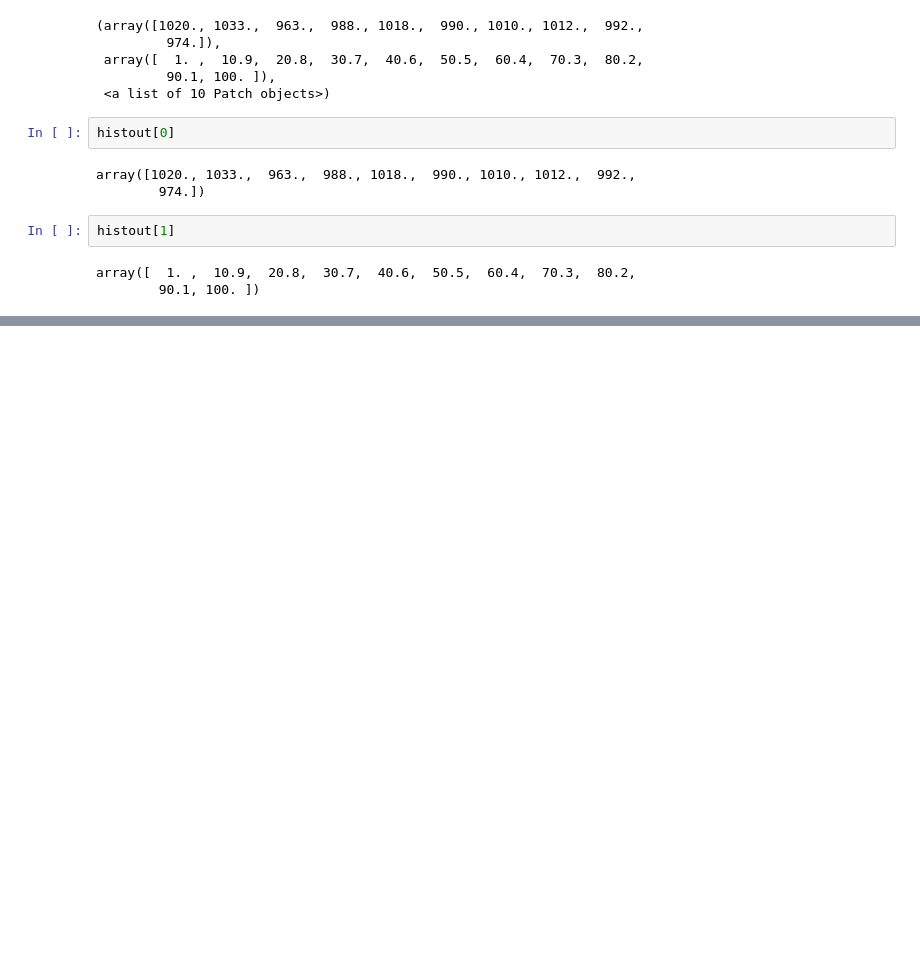
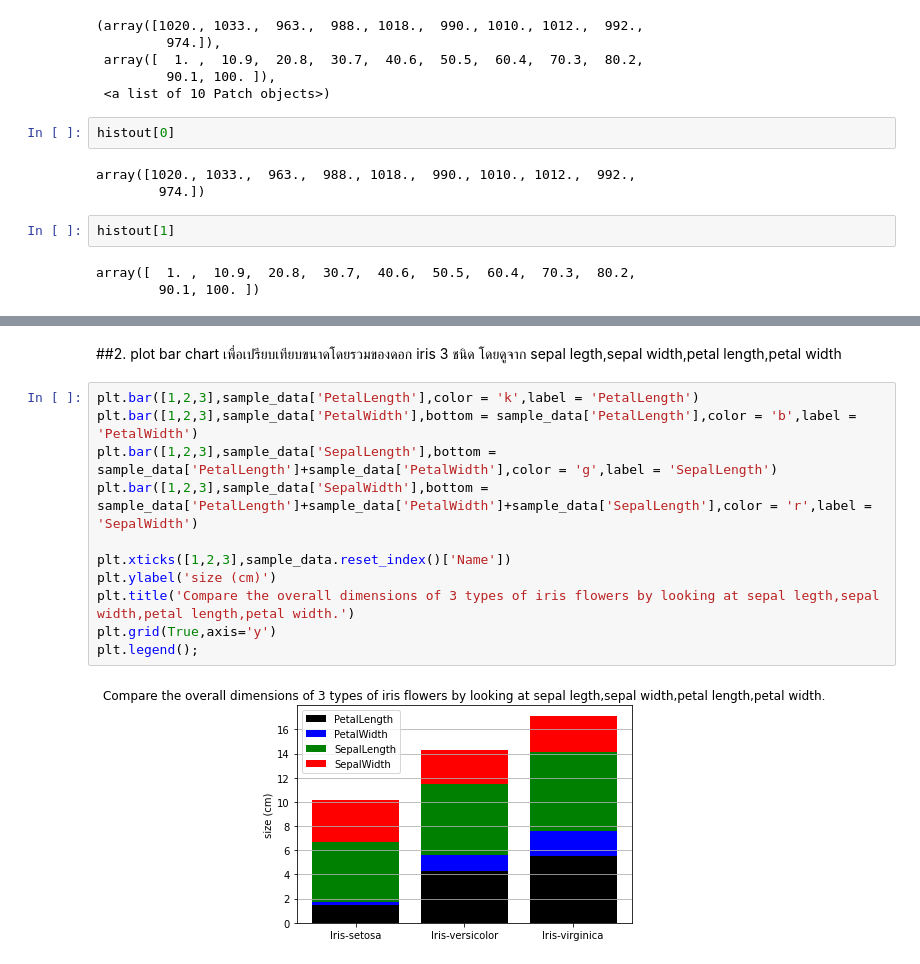
Before and after one commit to nichakornchaisuwan/data_viz_2022, a Jupyter notebook: DataViz04_Data_Comparison.ipynb, the cells around one changed output, grey strips where cells are left out. Drawn from its saved outputs; the diff is of its cells as text; blank space fills up the shorter version.

```diff
--- a/DataViz04_Data_Comparison.ipynb
+++ b/DataViz04_Data_Comparison.ipynb
@@ -269,0 +284,15 @@ array([  1. ,  10.9,  20.8,  30.7,  40.6,  50.5,  60.4,  70.3,  80.2,
+# %% [markdown]
+##2. plot bar chart เพื่อเปรียบเทียบขนาดโดยรวมของดอก iris 3 ชนิด โดยดูจาก sepal legth,sepal width,petal length,petal width
+# %%
+plt.bar([1,2,3],sample_data['PetalLength'],color = 'k',label = 'PetalLength')
+plt.bar([1,2,3],sample_data['PetalWidth'],bottom = sample_data['PetalLength'],color = 'b',label = 'PetalWidth')
+plt.bar([1,2,3],sample_data['SepalLength'],bottom = sample_data['PetalLength']+sample_data['PetalWidth'],color = 'g',label = 'SepalLength')
+plt.bar([1,2,3],sample_data['SepalWidth'],bottom = sample_data['PetalLength']+sample_data['PetalWidth']+sample_data['SepalLength'],color = 'r',label = 'SepalWidth')
+
+plt.xticks([1,2,3],sample_data.reset_index()['Name'])
+plt.ylabel('size (cm)')
+plt.title('Compare the overall dimensions of 3 types of iris flowers by looking at sepal legth,sepal width,petal length,petal width.')
+plt.grid(True,axis='y')
+plt.legend();
+# %% [output]
+[figure, added]
```
Also changed, not shown: parts of 3 cells of this notebook.
